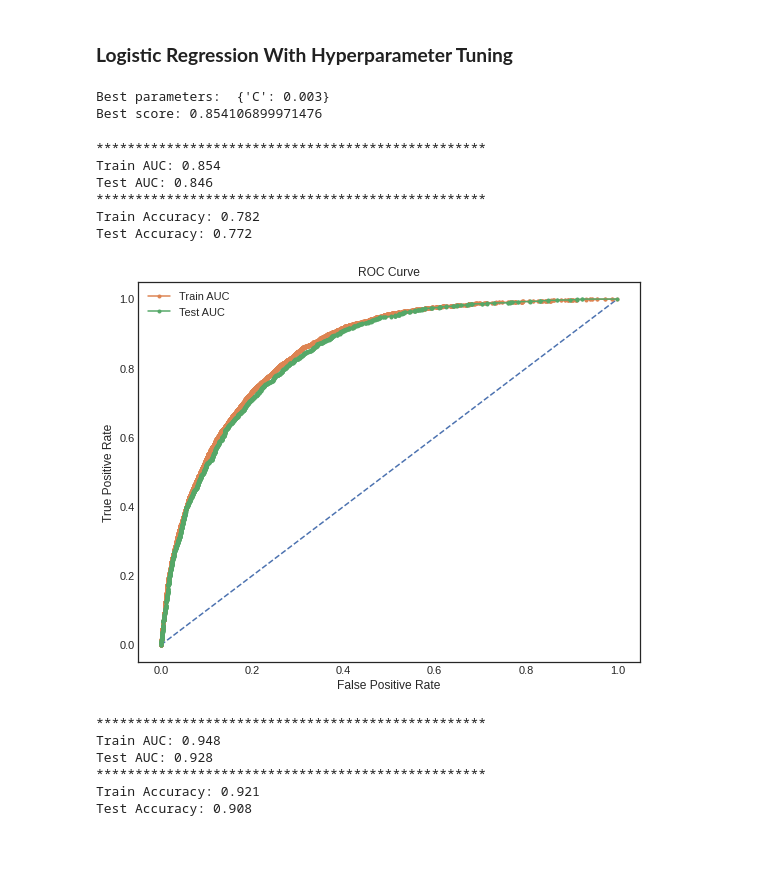
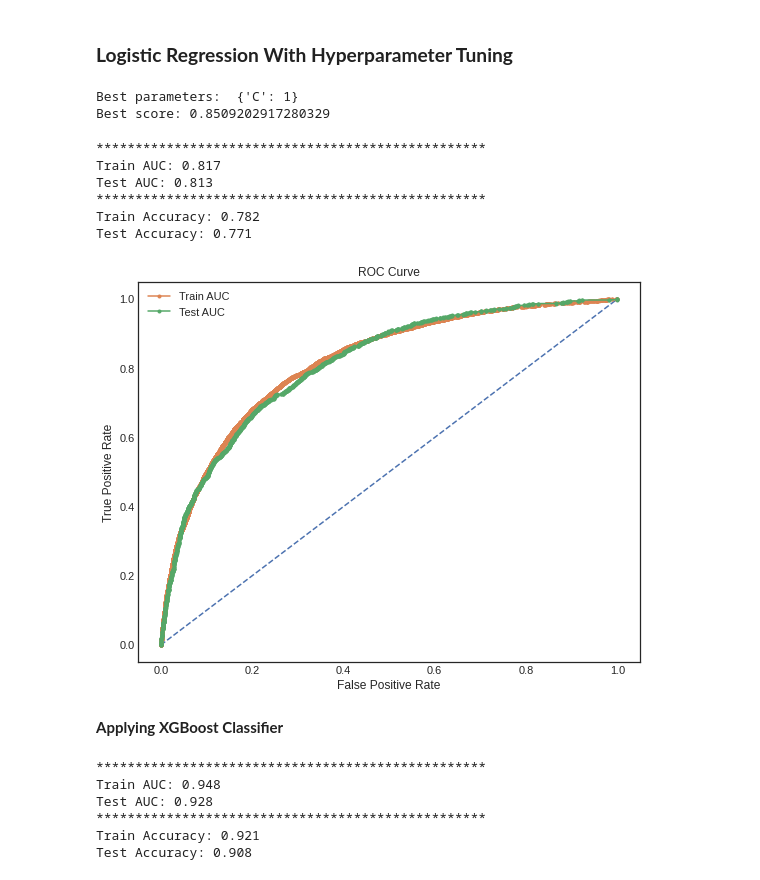
Before and after one commit to sagarrokad1/Bank-Marketing-Effectiveness-Prediction, a Jupyter notebook: Self_Notebook_of_Bank_Marketing_Effectiveness_Prediction_Capstone_Project.ipynb, the cells around one changed output. Cells and saved outputs as stored; diff of their text form; code cells hidden in the pictures; blank space fills up the shorter version.

```diff
--- a/Self_Notebook_of_Bank_Marketing_Effectiveness_Prediction_Capstone_Project.ipynb
+++ b/Self_Notebook_of_Bank_Marketing_Effectiveness_Prediction_Capstone_Project.ipynb
@@ -277,7 +277,3 @@ plt.show()
 __Observation:__
 * For most of the variables our pair plot is overlapping a lot.
 * Pair plots of age-campaign and day-campaign are much efficient in distinguishing between different classes with very few overlapes.
-# %%
-sns.set(rc={'figure.figsize':(20,6)})
-sns.FacetGrid(df, hue='y', size=5).map(sns.distplot, 'pdays').add_legend()
-plt.title('PDF of pdays for target variable y')
@@ -426,0 +424,7 @@ __Observation:__
+# %%
+# converting call duration from seconds to minute
+plt.figure(figsize=(8,6))
+data['duration'] = data['duration']/60
+sns.boxplot(y=data['duration'], x=data['y'])
+plt.title('Box plot of duration vs y(target variable)')
+plt.xlabel('y:target variable')
@@ -520,15 +569,15 @@ clf.fit(x_train, y_train)
 print('Best parameters:  {}'.format(clf.best_params_))
 print('Best score: {}'.format(clf.best_score_))
 # %% [output]
-Best parameters:  {'C': 0.003}
-Best score: 0.854106899971476
+Best parameters:  {'C': 1}
+Best score: 0.8509202917280329
 # %%
 # dictionary to store accuracy and roc score for each model
 score = {}
 # %%
 from sklearn.metrics import log_loss
 
-model = LogisticRegression(C=3, class_weight='balanced', n_jobs=-1)
+model = LogisticRegression(C=1, class_weight='balanced', n_jobs=-1)
 model.fit(x_train, y_train)
 y_probs_train = model.predict_proba(x_train)
 y_probs_test = model.predict_proba(x_test)
@@ -543,37 +592,39 @@ y_probs_test = y_probs_test[:, 1]
 plt.figure(figsize=(9,7))
 train_auc = roc_auc_score(y_train, y_probs_train)
 test_auc = roc_auc_score(y_test, y_probs_test)
 train_acc = accuracy_score(y_train, y_predicted_train)
 test_acc = accuracy_score(y_test, y_predicted_test)
 print('*'*50)
 print('Train AUC: %.3f' % train_auc)
 print('Test AUC: %.3f' % test_auc)
 print('*'*50)
 print('Train Accuracy: %.3f' % train_acc)
 print('Test Accuracy: %.3f' % test_acc)
 
 score['Logistic Regression'] = [test_auc, test_acc]
 
 # calculate roc curve
 train_fpr, train_tpr, train_thresholds = roc_curve(y_train, y_probs_train)
 test_fpr, test_tpr, test_thresholds = roc_curve(y_test, y_probs_test)
 plt.plot([0, 1], [0, 1], linestyle='--')
 # plot the roc curve for the model
 plt.plot(train_fpr, train_tpr, marker='.', label='Train AUC')
 plt.plot(test_fpr, test_tpr, marker='.', label='Test AUC')
 plt.legend()
 plt.xlabel("False Positive Rate")
 plt.ylabel("True Positive Rate")
 plt.title("ROC Curve")
 plt.show()
 # %% [output]
 **************************************************
-Train AUC: 0.854
-Test AUC: 0.846
+Train AUC: 0.817
+Test AUC: 0.813
 **************************************************
 Train Accuracy: 0.782
-Test Accuracy: 0.772
+Test Accuracy: 0.771
-[figure, old version]
+[figure, new version]
+# %% [markdown]
+**Applying XGBoost Classifier**
 # %%
 from xgboost import XGBClassifier
 
```
Also changed, not shown: parts of 69 cells of this notebook.
